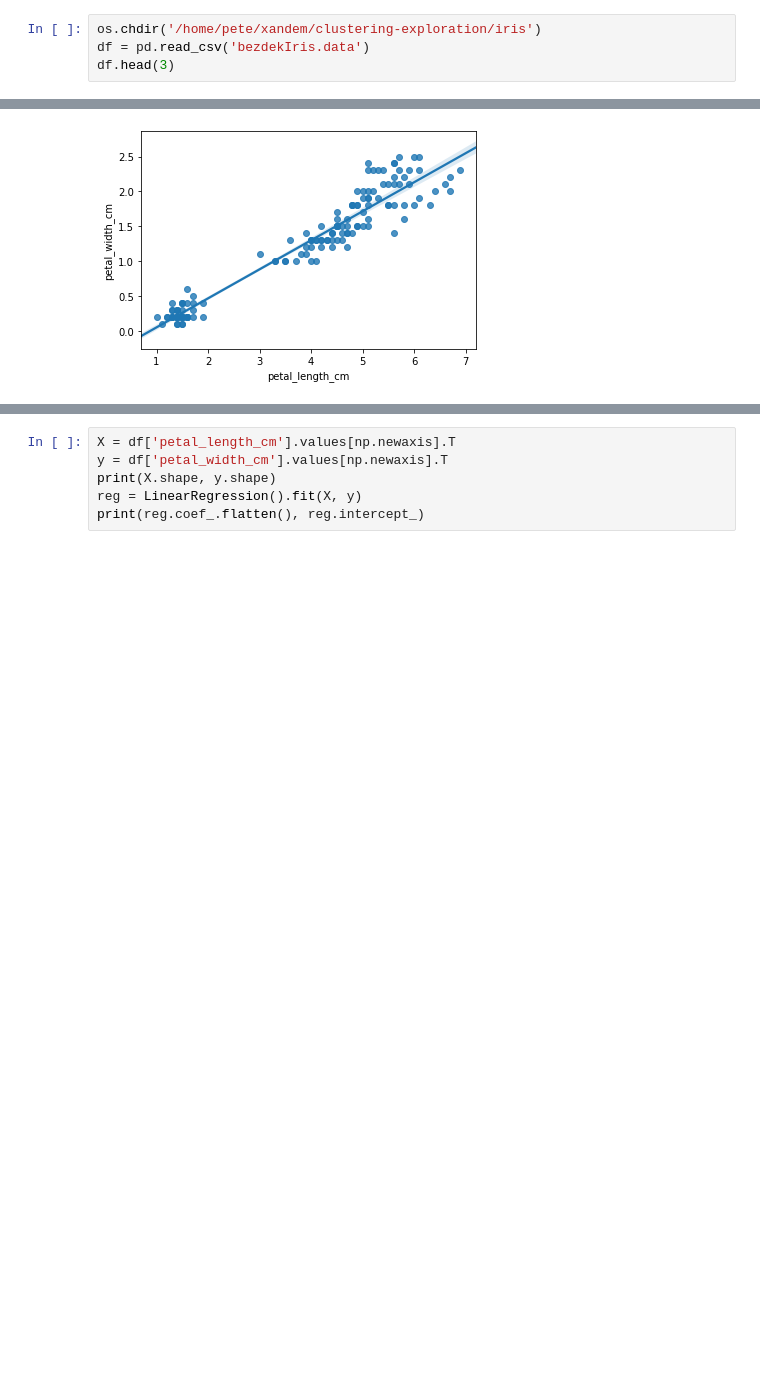
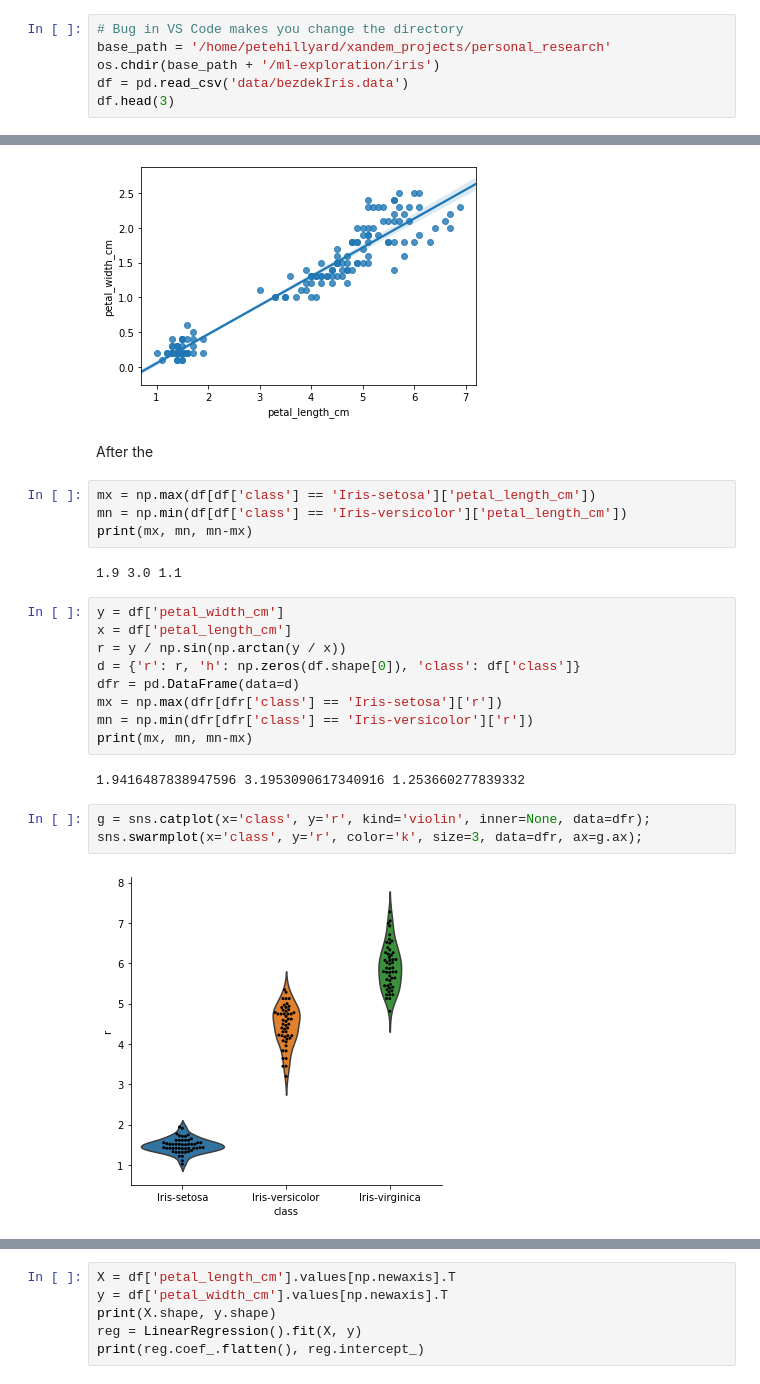
Before and after one commit to peterhillyard/ml-exploration, a Jupyter notebook: iris/explore.ipynb, the cells around one changed output, grey strips where cells are left out. Cells and saved outputs as stored; diff of their text form; blank space fills up the shorter version.

Commit message:
Adding more clustering exploration

```diff
--- a/iris/explore.ipynb
+++ b/iris/explore.ipynb
@@ -8,8 +8,10 @@ from sklearn.cluster import mean_shift, dbscan
 from sklearn.preprocessing import RobustScaler
 from sklearn.linear_model import LinearRegression
 # %%
-os.chdir('/home/pete/xandem/clustering-exploration/iris')
-df = pd.read_csv('bezdekIris.data')
+# Bug in VS Code makes you change the directory
+base_path = '/home/petehillyard/xandem_projects/personal_research'
+os.chdir(base_path + '/ml-exploration/iris')
+df = pd.read_csv('data/bezdekIris.data')
 df.head(3)
 # %% [output]
 |  | sepal_length_cm | sepal_width_cm | petal_length_cm | petal_width_cm | class |
@@ -32,3 +47,27 @@ We start by looking at the upper diagonal plots. We'd like to see if there are a
 sns.regplot(x='petal_length_cm', y='petal_width_cm', data=df);
 # %% [output]
 [figure]
+# %% [markdown]
+After the
+# %%
+mx = np.max(df[df['class'] == 'Iris-setosa']['petal_length_cm'])
+mn = np.min(df[df['class'] == 'Iris-versicolor']['petal_length_cm'])
+print(mx, mn, mn-mx)
+# %% [output]
+1.9 3.0 1.1
+# %%
+y = df['petal_width_cm']
+x = df['petal_length_cm']
+r = y / np.sin(np.arctan(y / x))
+d = {'r': r, 'h': np.zeros(df.shape[0]), 'class': df['class']}
+dfr = pd.DataFrame(data=d)
+mx = np.max(dfr[dfr['class'] == 'Iris-setosa']['r'])
+mn = np.min(dfr[dfr['class'] == 'Iris-versicolor']['r'])
+print(mx, mn, mn-mx)
+# %% [output]
+1.9416487838947596 3.1953090617340916 1.253660277839332
+# %%
+g = sns.catplot(x='class', y='r', kind='violin', inner=None, data=dfr);
+sns.swarmplot(x='class', y='r', color='k', size=3, data=dfr, ax=g.ax);
+# %% [output]
+[figure, added]
```
Also changed, not shown: parts of 12 cells of this notebook.
